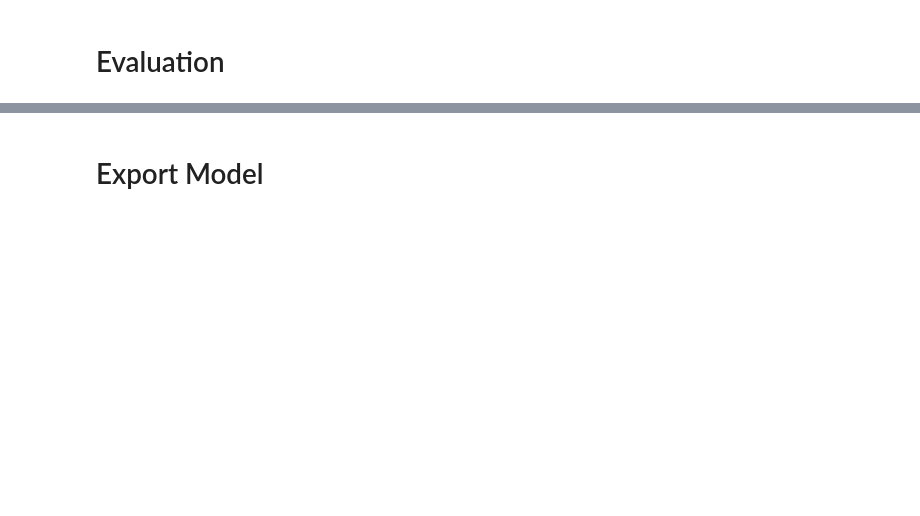
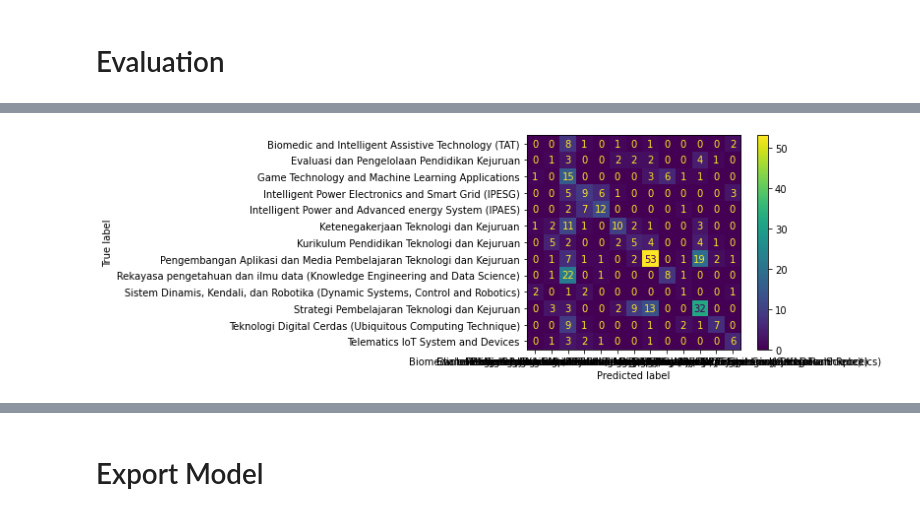
Before and after one commit to mercyano/klasifikasi-kbk, a Jupyter notebook: Decision_Tree/modelling/Klasifikasi_KBK_Abstrak.ipynb, the cells around one changed output, grey strips where cells are left out. Cells and saved outputs as stored; diff of their text form; code cells hidden in the pictures; blank space fills up the shorter version.

```diff
--- a/Decision_Tree/modelling/Klasifikasi_KBK_Abstrak.ipynb
+++ b/Decision_Tree/modelling/Klasifikasi_KBK_Abstrak.ipynb
@@ -133,3 +278,10 @@ print(metrics.confusion_matrix(y_test,predictions))
+# %%
+from sklearn.metrics import plot_confusion_matrix
+
+plot_confusion_matrix(clf, X_test_tfidf, y_test)
+plt.show()
+# %% [output]
+[figure, added]
 # %%
 # Print a classification report
 print(metrics.classification_report(y_test,predictions))
```
Also changed, not shown: parts of 17 cells of this notebook, 12 other files.
